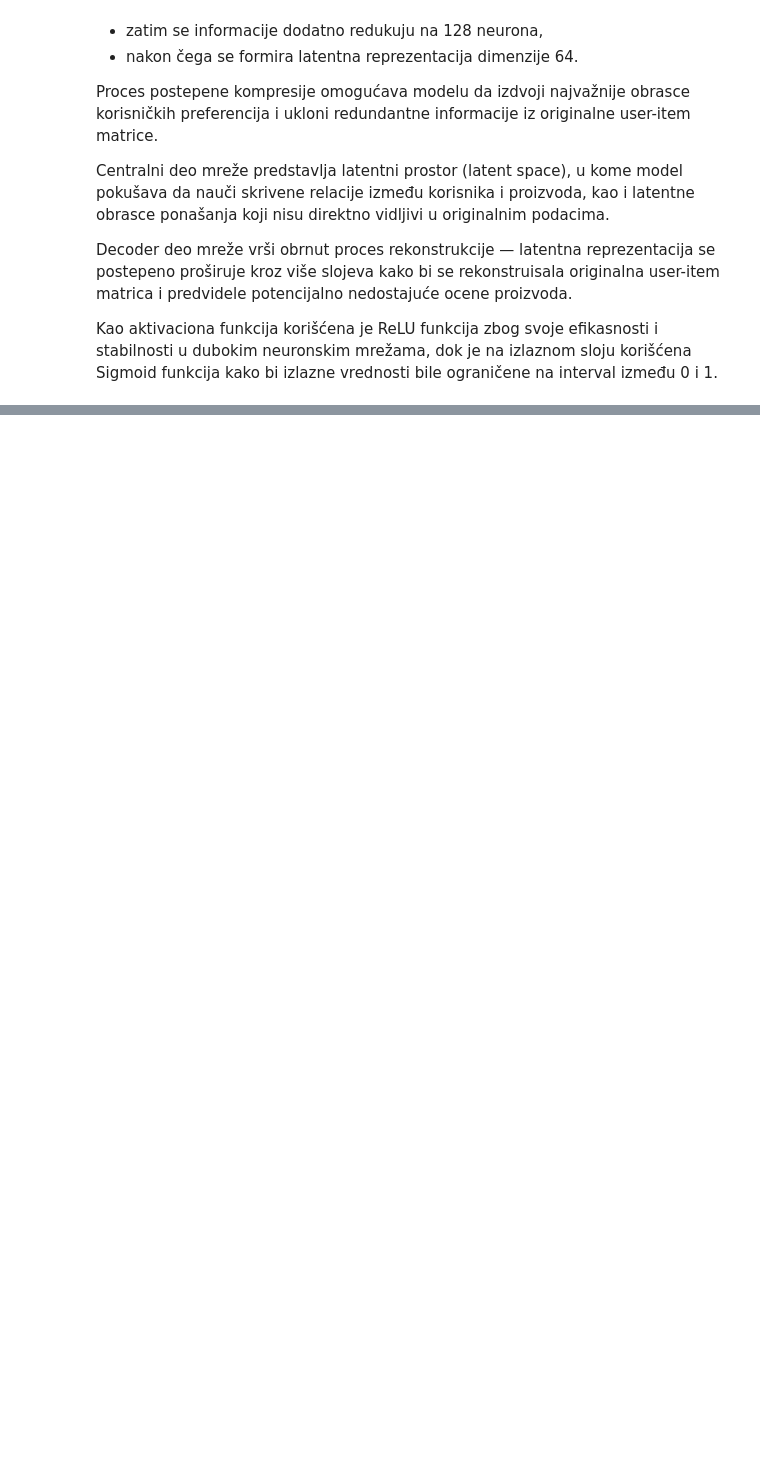
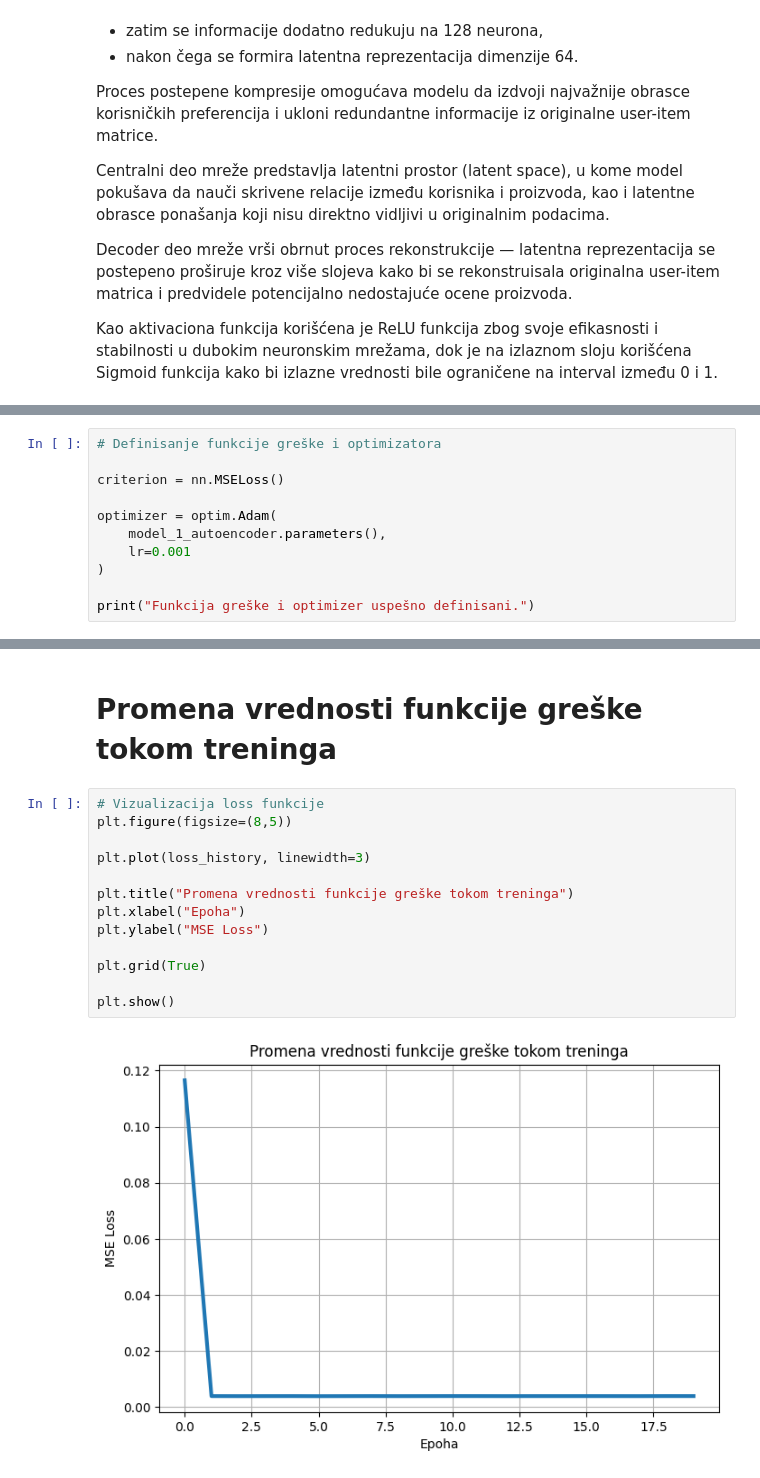
Before and after one commit to branka2004/preporuka_proizvoda_u_elektronskoj_trgovini, a Jupyter notebook: preporuka_proizvoda_autoencoder.ipynb, the cells around one changed output, grey strips where cells are left out. Saved outputs shown, nothing was run; the diff lists cells and outputs as text; blank space fills up the shorter version.

```diff
--- a/preporuka_proizvoda_autoencoder.ipynb
+++ b/preporuka_proizvoda_autoencoder.ipynb
@@ -478,0 +499,11 @@ Kao aktivaciona funkcija korišćena je ReLU funkcija zbog svoje efikasnosti i s
+# %%
+# Definisanje funkcije greške i optimizatora
+
+criterion = nn.MSELoss()
+
+optimizer = optim.Adam(
+    model_1_autoencoder.parameters(),
+    lr=0.001
+)
+
+print("Funkcija greške i optimizer uspešno definisani.")
@@ -478,0 +591,17 @@ Kao aktivaciona funkcija korišćena je ReLU funkcija zbog svoje efikasnosti i s
+# %% [markdown]
+# Promena vrednosti funkcije greške tokom treninga
+# %%
+# Vizualizacija loss funkcije
+plt.figure(figsize=(8,5))
+
+plt.plot(loss_history, linewidth=3)
+
+plt.title("Promena vrednosti funkcije greške tokom treninga")
+plt.xlabel("Epoha")
+plt.ylabel("MSE Loss")
+
+plt.grid(True)
+
+plt.show()
+# %% [output]
+[figure, added]
```
Also changed, not shown: parts of 14 cells of this notebook.
